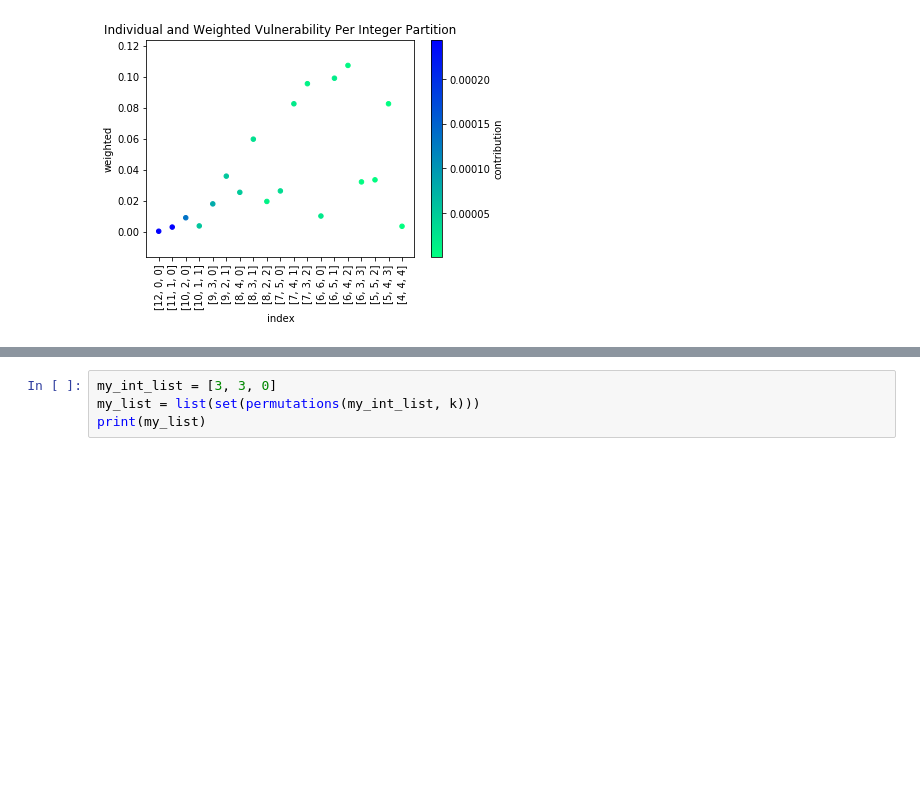
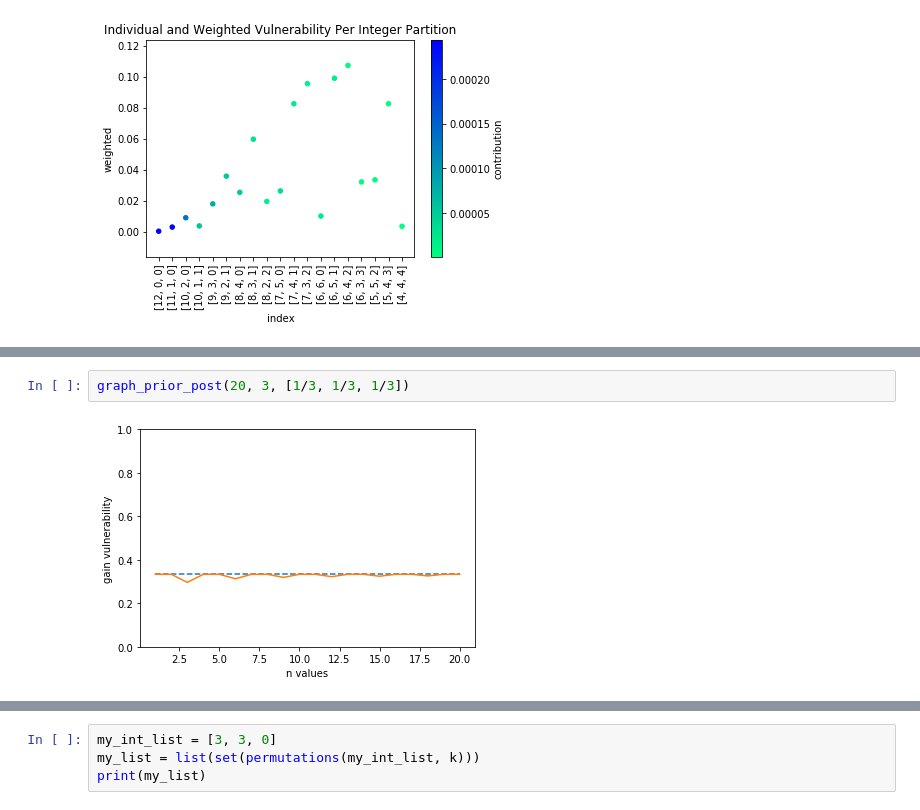
Before and after one commit to majk12/pbv, a Jupyter notebook: gain.ipynb, the cells around one changed output, grey strips where cells are left out. Drawn from its saved outputs; the diff is of its cells as text; blank space fills up the shorter version.

```diff
--- a/gain.ipynb
+++ b/gain.ipynb
@@ -346,0 +393,4 @@ color_plot_vuln(choices_df)
+# %%
+graph_prior_post(20, 3, [1/3, 1/3, 1/3])
+# %% [output]
+[figure, added]
```
Also changed, not shown: parts of 13 cells of this notebook.
